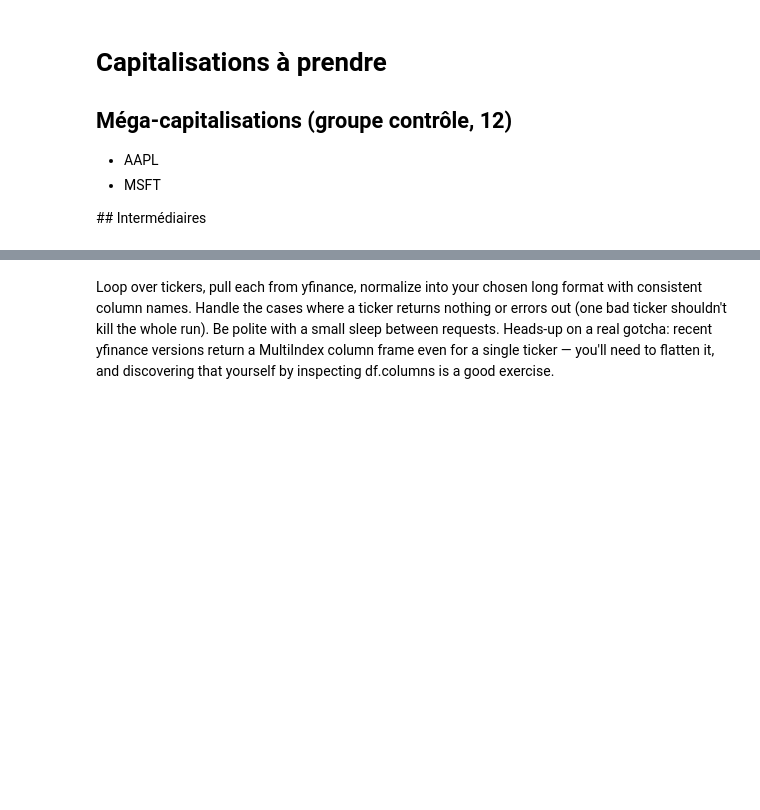
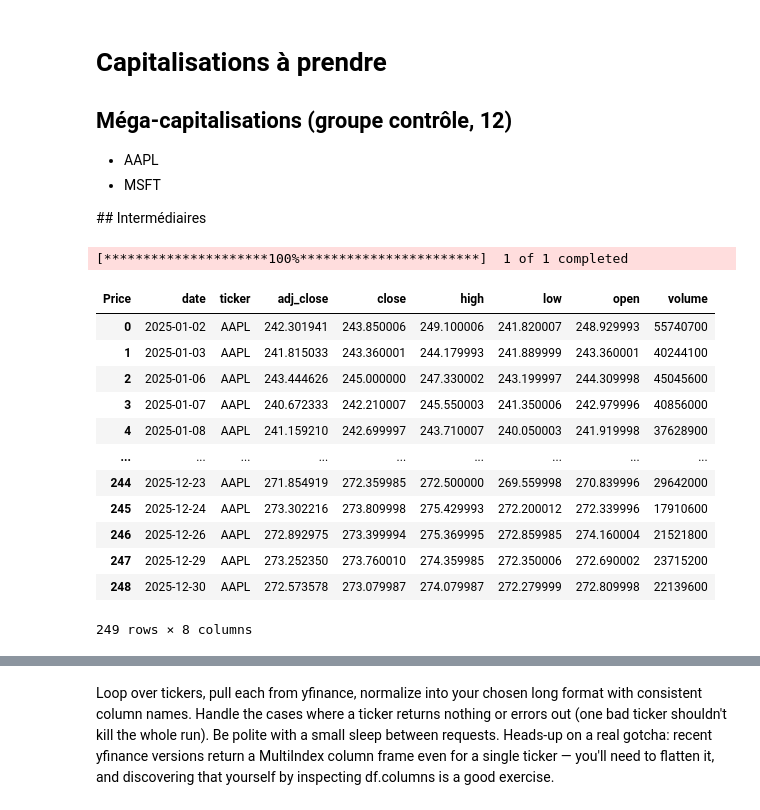
Before and after one commit to tanguyguyot/pead-bot, a Jupyter notebook: notebooks/first_nb.ipynb, the cells around one changed output, grey strips where cells are left out. Drawn from its saved outputs; the diff is of its cells as text; code cells hidden in the pictures; blank space fills up the shorter version.

```diff
--- a/notebooks/first_nb.ipynb
+++ b/notebooks/first_nb.ipynb
@@ -22,5 +26,29 @@ parquet_path = '../data/prices.parquet'
 start="2025-01-01"
 end="2025-12-31"
+# %%
+k = yf.download('AAPL',start=start, end=end, auto_adjust=False).dropna(axis=1, how='all').stack().reset_index()
+
+
+k = k.rename(columns={
+    'level_0': 'date', 'Ticker': 'ticker', 'Open': 'open', 'Close': 'close', 'High': 'high', 'Low': 'low', 'Adj Close': 'adj_close', 'Volume': 'volume'
+})
+
+k
+# %% [output]
+[*********************100%***********************]  1 of 1 completed
+| Price | date | ticker | adj_close | close | high | low | open | volume |
+| 0 | 2025-01-02 | AAPL | 242.301941 | 243.850006 | 249.100006 | 241.820007 | 248.929993 | 55740700 |
+| 1 | 2025-01-03 | AAPL | 241.815033 | 243.360001 | 244.179993 | 241.889999 | 243.360001 | 40244100 |
+| 2 | 2025-01-06 | AAPL | 243.444626 | 245.000000 | 247.330002 | 243.199997 | 244.309998 | 45045600 |
+| 3 | 2025-01-07 | AAPL | 240.672333 | 242.210007 | 245.550003 | 241.350006 | 242.979996 | 40856000 |
+| 4 | 2025-01-08 | AAPL | 241.159210 | 242.699997 | 243.710007 | 240.050003 | 241.919998 | 37628900 |
+| ... | ... | ... | ... | ... | ... | ... | ... | ... |
+| 244 | 2025-12-23 | AAPL | 271.854919 | 272.359985 | 272.500000 | 269.559998 | 270.839996 | 29642000 |
+| 245 | 2025-12-24 | AAPL | 273.302216 | 273.809998 | 275.429993 | 272.200012 | 272.339996 | 17910600 |
+| 246 | 2025-12-26 | AAPL | 272.892975 | 273.399994 | 275.369995 | 272.859985 | 274.160004 | 21521800 |
+| 247 | 2025-12-29 | AAPL | 273.252350 | 273.760010 | 274.359985 | 272.350006 | 272.690002 | 23715200 |
+| 248 | 2025-12-30 | AAPL | 272.573578 | 273.079987 | 274.079987 | 272.279999 | 272.809998 | 22139600 |
+249 rows × 8 columns
 # %%
 # CORRECTION
 
```
Also changed, not shown: parts of 29 cells of this notebook, 2 other files.
